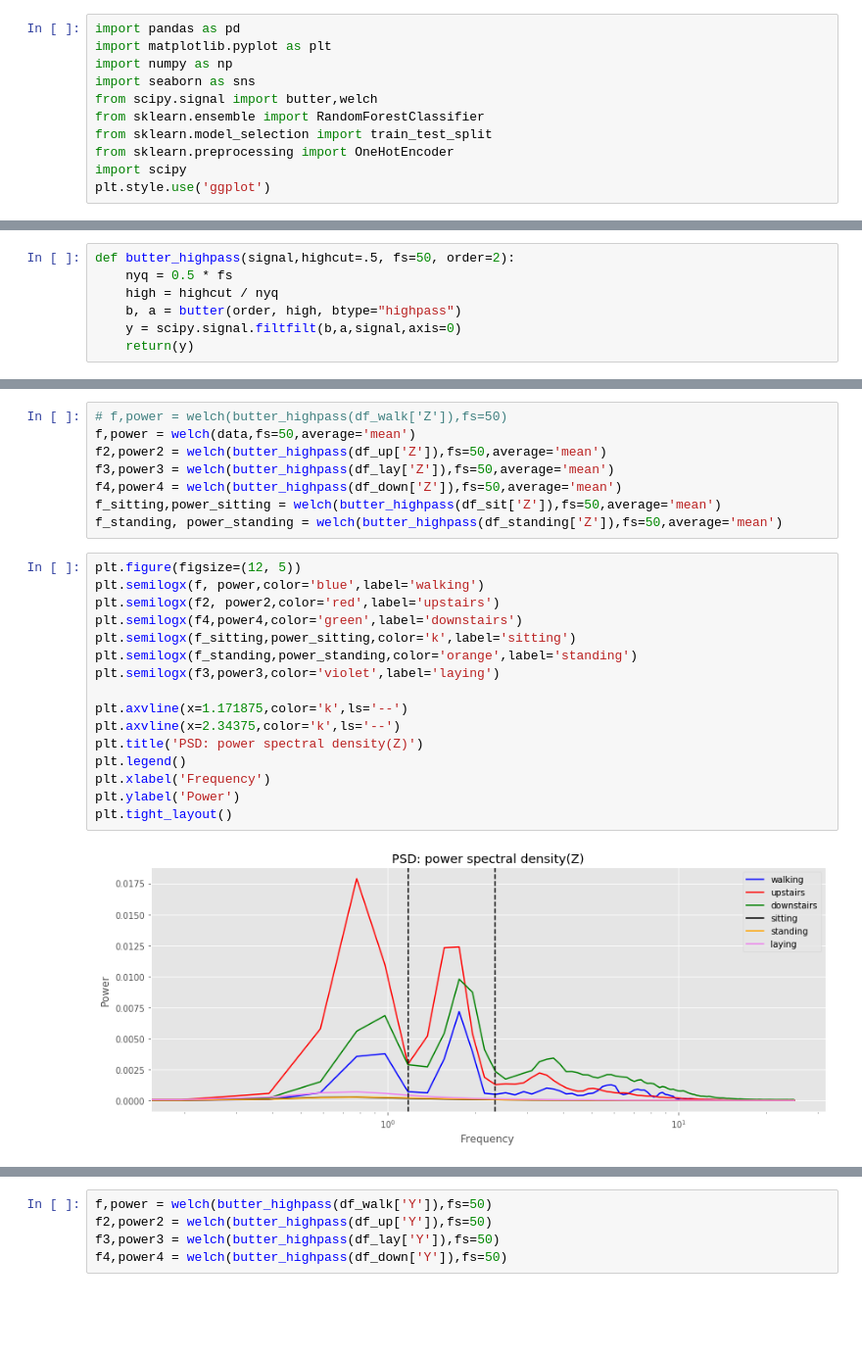
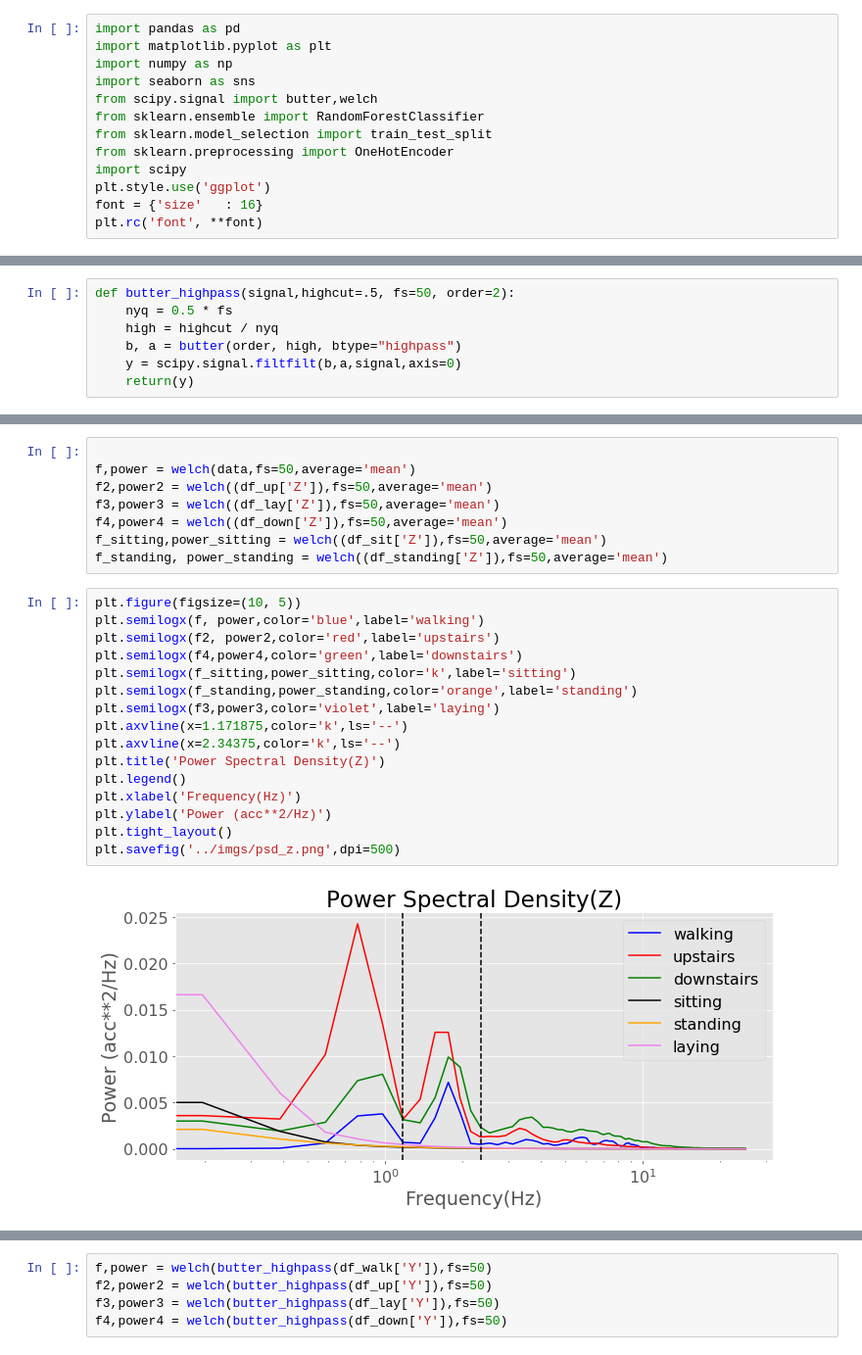
Before and after one commit to Devinml/Human-activity-recognition-using-smartphone-data, a Jupyter notebook: notebooks/EDA_RAW_DATA.ipynb, the cells around one changed output, grey strips where cells are left out. Shown at 98% size. Saved outputs shown, nothing was run; the diff lists cells and outputs as text; blank space fills up the shorter version.

Commit message:
added plot images

```diff
--- a/notebooks/EDA_RAW_DATA.ipynb
+++ b/notebooks/EDA_RAW_DATA.ipynb
@@ -9,6 +9,8 @@ from sklearn.model_selection import train_test_split
 from sklearn.preprocessing import OneHotEncoder
 import scipy
 plt.style.use('ggplot')
+font = {'size'   : 16}
+plt.rc('font', **font)
 # %%
 df = pd.read_csv('/home/devin/Documents/Galvanize/repos/Human-activity-recognition-using-smartphone-data/data/merged_data_save.csv')
 # %%
@@ -224,27 +232,27 @@ df_lay['gyroX'].plot()
 # %%
-# f,power = welch(butter_highpass(df_walk['Z']),fs=50)
+
 f,power = welch(data,fs=50,average='mean')
-f2,power2 = welch(butter_highpass(df_up['Z']),fs=50,average='mean')
-f3,power3 = welch(butter_highpass(df_lay['Z']),fs=50,average='mean')
-f4,power4 = welch(butter_highpass(df_down['Z']),fs=50,average='mean')
-f_sitting,power_sitting = welch(butter_highpass(df_sit['Z']),fs=50,average='mean')
-f_standing, power_standing = welch(butter_highpass(df_standing['Z']),fs=50,average='mean')
+f2,power2 = welch((df_up['Z']),fs=50,average='mean')
+f3,power3 = welch((df_lay['Z']),fs=50,average='mean')
+f4,power4 = welch((df_down['Z']),fs=50,average='mean')
+f_sitting,power_sitting = welch((df_sit['Z']),fs=50,average='mean')
+f_standing, power_standing = welch((df_standing['Z']),fs=50,average='mean')
 # %%
-plt.figure(figsize=(12, 5))
+plt.figure(figsize=(10, 5))
 plt.semilogx(f, power,color='blue',label='walking')
 plt.semilogx(f2, power2,color='red',label='upstairs')
 plt.semilogx(f4,power4,color='green',label='downstairs')
 plt.semilogx(f_sitting,power_sitting,color='k',label='sitting')
 plt.semilogx(f_standing,power_standing,color='orange',label='standing')
 plt.semilogx(f3,power3,color='violet',label='laying')
-
 plt.axvline(x=1.171875,color='k',ls='--')
 plt.axvline(x=2.34375,color='k',ls='--')
-plt.title('PSD: power spectral density(Z)')
+plt.title('Power Spectral Density(Z)')
 plt.legend()
-plt.xlabel('Frequency')
-plt.ylabel('Power')
+plt.xlabel('Frequency(Hz)')
+plt.ylabel('Power (acc**2/Hz)')
 plt.tight_layout()
+plt.savefig('../imgs/psd_z.png',dpi=500)
 # %% [output]
-[figure, old version]
+[figure, new version]
 # %%
```
Also changed, not shown: parts of 22 cells of this notebook, 16 other files.
